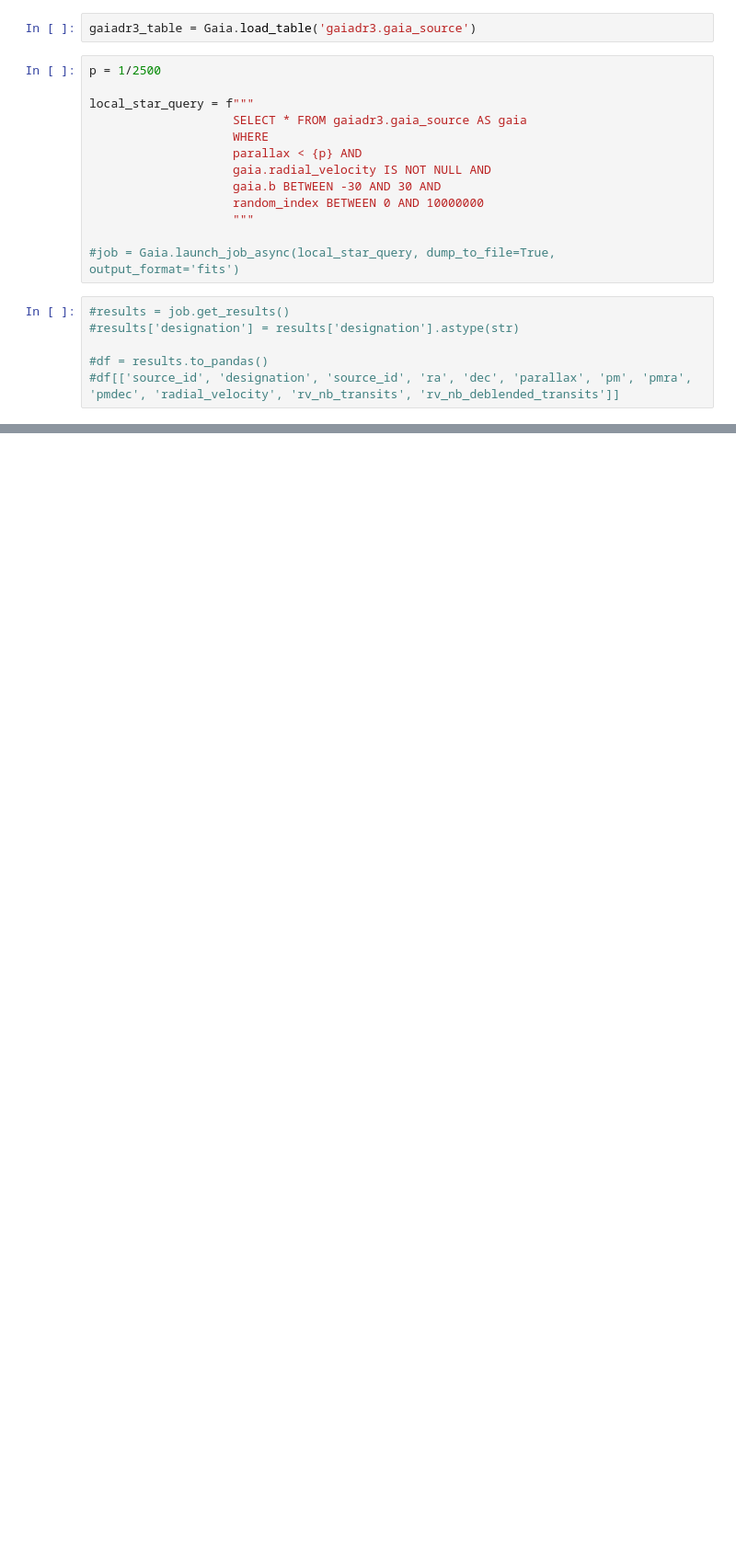
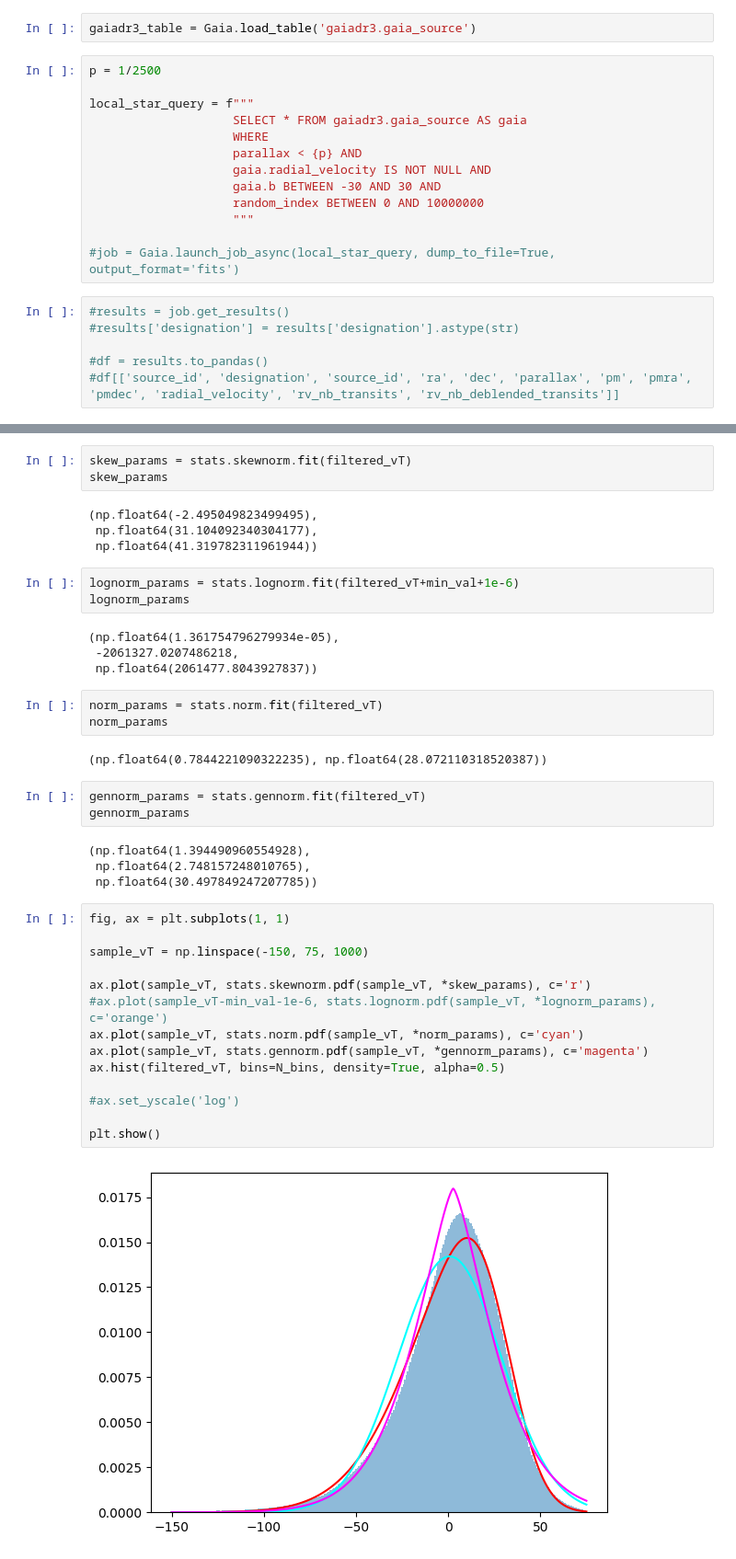
Before and after one commit to FRMR00/MastersThesis-StellarSubStructures, a Jupyter notebook: vPhiTesting/vPhi_Testing.ipynb, the cells around one changed output, grey strips where cells are left out. Shown at 92% size. Saved outputs shown, nothing was run; the diff lists cells and outputs as text; blank space fills up the shorter version.

```diff
--- a/vPhiTesting/vPhi_Testing.ipynb
+++ b/vPhiTesting/vPhi_Testing.ipynb
@@ -56,0 +63,42 @@ ValueError: The truth value of a Series is ambiguous. Use a.empty, a.bool(), a.i
+# %%
+skew_params = stats.skewnorm.fit(filtered_vT)
+skew_params
+# %% [output]
+(np.float64(-2.495049823499495),
+ np.float64(31.104092340304177),
+ np.float64(41.319782311961944))
+# %%
+lognorm_params = stats.lognorm.fit(filtered_vT+min_val+1e-6)
+lognorm_params
+# %% [output]
+(np.float64(1.361754796279934e-05),
+ -2061327.0207486218,
+ np.float64(2061477.8043927837))
+# %%
+norm_params = stats.norm.fit(filtered_vT)
+norm_params
+# %% [output]
+(np.float64(0.7844221090322235), np.float64(28.072110318520387))
+# %%
+gennorm_params = stats.gennorm.fit(filtered_vT)
+gennorm_params
+# %% [output]
+(np.float64(1.394490960554928),
+ np.float64(2.748157248010765),
+ np.float64(30.497849247207785))
+# %%
+fig, ax = plt.subplots(1, 1)
+
+sample_vT = np.linspace(-150, 75, 1000)
+
+ax.plot(sample_vT, stats.skewnorm.pdf(sample_vT, *skew_params), c='r')
+#ax.plot(sample_vT-min_val-1e-6, stats.lognorm.pdf(sample_vT, *lognorm_params), c='orange')
+ax.plot(sample_vT, stats.norm.pdf(sample_vT, *norm_params), c='cyan')
+ax.plot(sample_vT, stats.gennorm.pdf(sample_vT, *gennorm_params), c='magenta')
+ax.hist(filtered_vT, bins=N_bins, density=True, alpha=0.5)
+
+#ax.set_yscale('log')
+
+plt.show()
+# %% [output]
+[figure, added]
```
Also changed, not shown: parts of 14 cells of this notebook, 1 other file.
